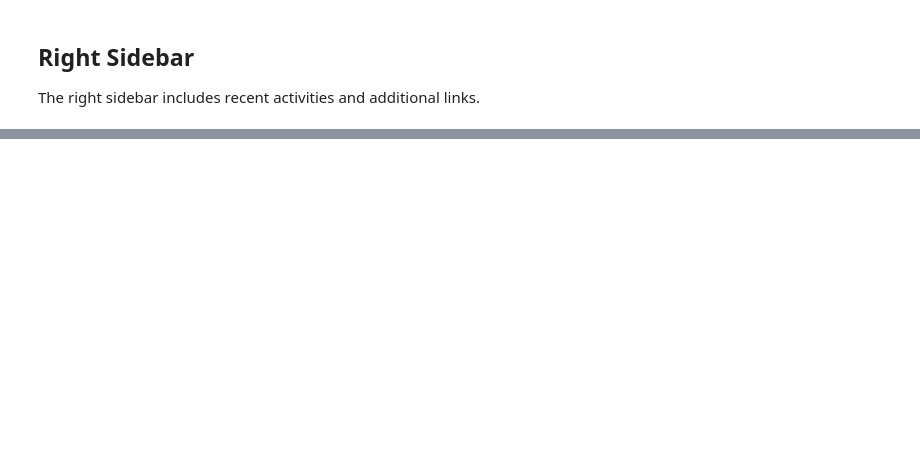
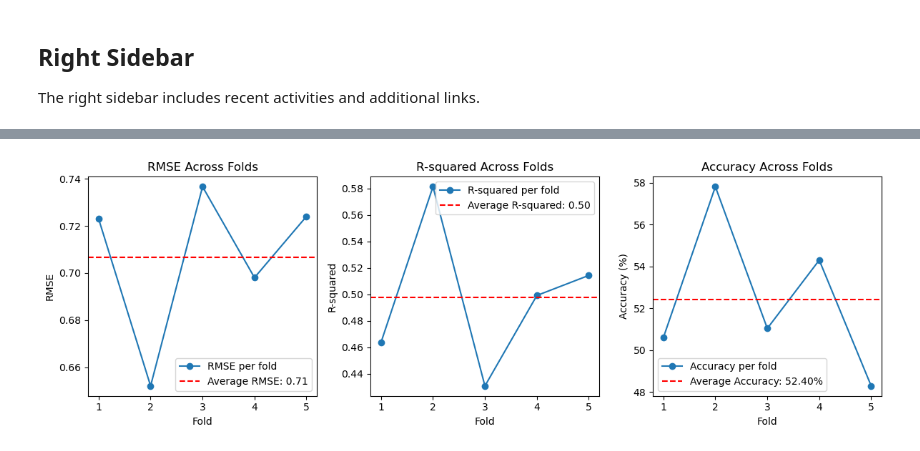
Before and after one commit to SadokMestiri/TacticSense, a Jupyter notebook: backend/ml/DataPreparationPlayerMarket.ipynb, the cells around one changed output, grey strips where cells are left out. Cells and saved outputs as stored; diff of their text form; code cells hidden in the pictures; blank space fills up the shorter version.

```diff
--- a/backend/ml/DataPreparationPlayerMarket.ipynb
+++ b/backend/ml/DataPreparationPlayerMarket.ipynb
@@ -58,0 +1170,46 @@ msno.matrix(df)
+# %%
+import matplotlib.pyplot as plt
+
+# Data from the previous cell
+folds = list(range(1, 6))  # Assuming 5 folds
+#rmse_scores = [np.sqrt(mean_squared_error(y_val, y_val))] * 5  # Replace with actual RMSE values per fold
+#r_scores = [r2_score(y_val, y_val)] * 5  # Replace with actual R-squared values per fold
+#accuracy_percentages = [100] * 5  # Replace with actual accuracy percentages per fold
+
+# Calculate averages
+avg_rmse = np.mean(rmse_scores)
+avg_r_squared = np.mean(r_scores)
+avg_accuracy = np.mean(accuracies)
+
+# Plot RMSE
+plt.figure(figsize=(12, 4))
+plt.subplot(1, 3, 1)
+plt.plot(folds, rmse_scores, marker='o', label='RMSE per fold')
+plt.axhline(avg_rmse, color='r', linestyle='--', label=f'Average RMSE: {avg_rmse:.2f}')
+plt.title('RMSE Across Folds')
+plt.xlabel('Fold')
+plt.ylabel('RMSE')
+plt.legend()
+
+# Plot R-squared
+plt.subplot(1, 3, 2)
+plt.plot(folds, r_scores, marker='o', label='R-squared per fold')
+plt.axhline(avg_r_squared, color='r', linestyle='--', label=f'Average R-squared: {avg_r_squared:.2f}')
+plt.title('R-squared Across Folds')
+plt.xlabel('Fold')
+plt.ylabel('R-squared')
+plt.legend()
+
+# Plot Accuracy
+plt.subplot(1, 3, 3)
+plt.plot(folds, accuracies, marker='o', label='Accuracy per fold')
+plt.axhline(avg_accuracy, color='r', linestyle='--', label=f'Average Accuracy: {avg_accuracy:.2f}%')
+plt.title('Accuracy Across Folds')
+plt.xlabel('Fold')
+plt.ylabel('Accuracy (%)')
+plt.legend()
+
+plt.tight_layout()
+plt.show()
+# %% [output]
+[figure, added]
```
Also changed, not shown: parts of 23 cells of this notebook, 9 other files.
